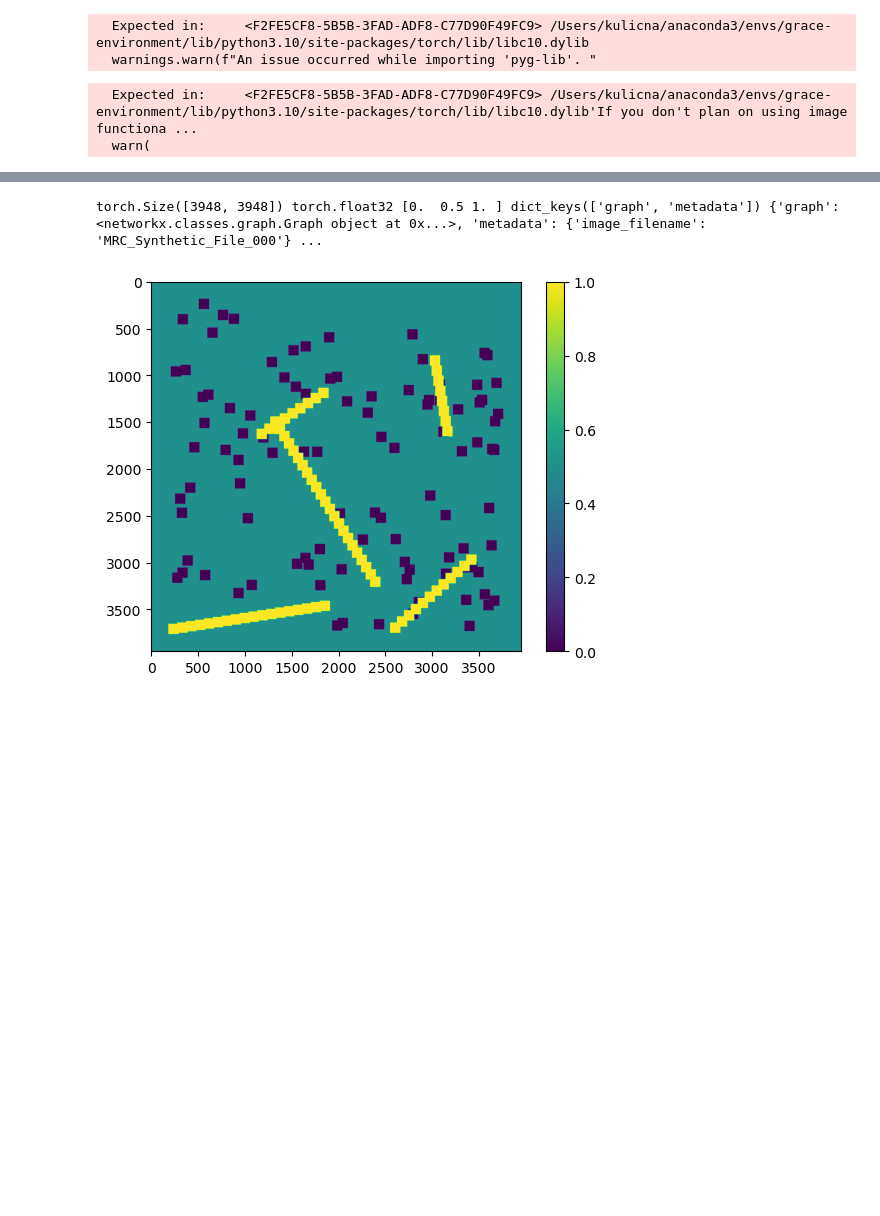
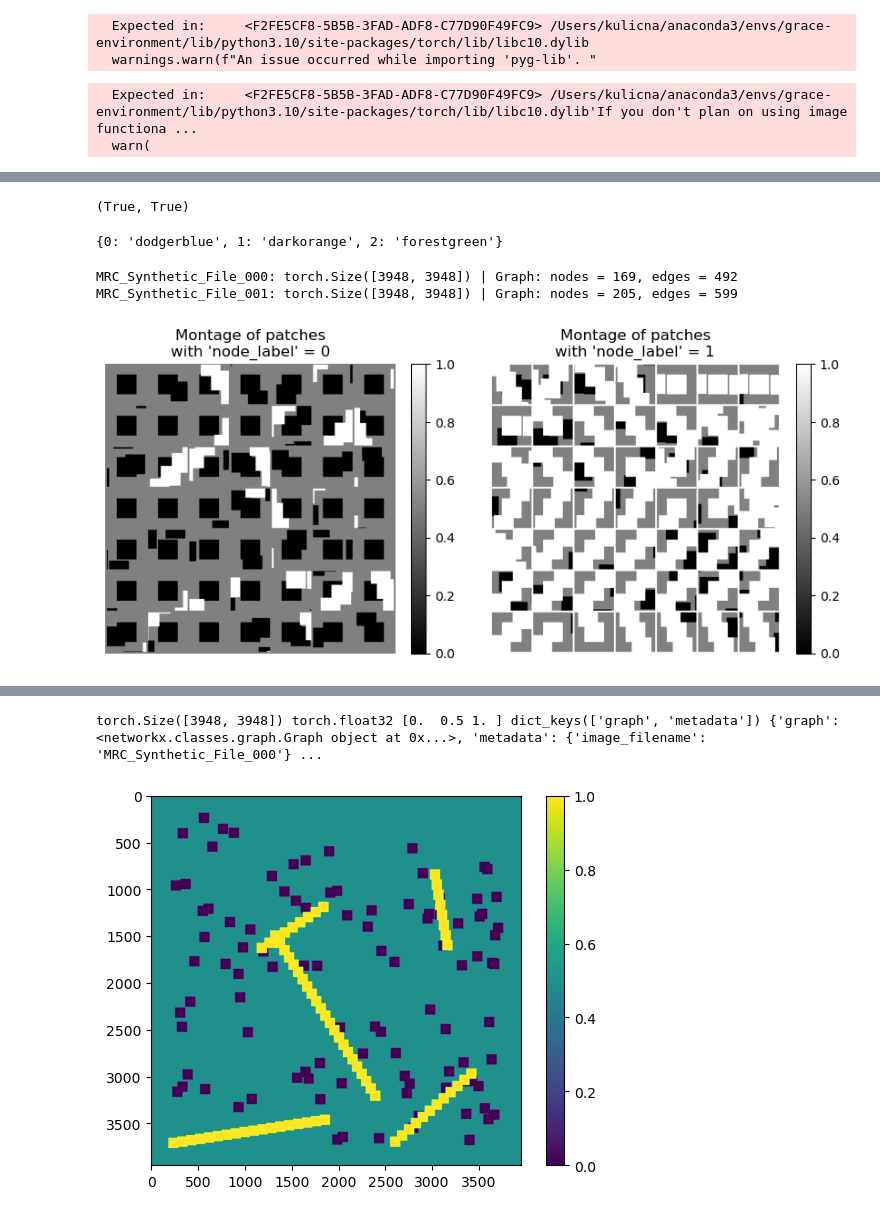
Before and after one commit to alan-turing-institute/grace, a Jupyter notebook: notebooks/optimise_graph_tsne.ipynb, the cells around one changed output, grey strips where cells are left out. Saved outputs shown, nothing was run; the diff lists cells and outputs as text; code cells hidden in the pictures; blank space fills up the shorter version.

```diff
--- a/notebooks/optimise_graph_tsne.ipynb
+++ b/notebooks/optimise_graph_tsne.ipynb
@@ -39,0 +37,15 @@ IMAGE_DIR, os.path.isdir(IMAGE_DIR)
+# %%
+ROOT_DR = "/Users/kulicna/Desktop/classifier/data_fake/"
+DR_TRAIN = Path(ROOT_DR + "train/padded/")
+DR_INFER = Path(ROOT_DR + "infer/padded/")
+
+DR_TRAIN.is_dir(), DR_INFER.is_dir()
+# %% [output]
+(True, True)
+# %%
+image_graph_dataset_train = ImageGraphDataset(
+    image_dir=DR_TRAIN,
+    grace_dir=DR_TRAIN,
+    transform=lambda x,y: (x,y),
+    image_filetype="mrc",
+)
@@ -39,0 +59,17 @@ IMAGE_DIR, os.path.isdir(IMAGE_DIR)
+# %%
+color_cycle = {0: "dodgerblue", 1: "darkorange", 2: "forestgreen"}
+color_cycle
+# %% [output]
+{0: 'dodgerblue', 1: 'darkorange', 2: 'forestgreen'}
+# %%
+for image, target in image_graph_dataset_train:
+    print (f"{target['metadata']['image_filename']}: {image.shape} | Graph: nodes = {target['graph'].number_of_nodes()}, edges = {target['graph'].number_of_edges()}")
+# %% [output]
+MRC_Synthetic_File_000: torch.Size([3948, 3948]) | Graph: nodes = 169, edges = 492
+MRC_Synthetic_File_001: torch.Size([3948, 3948]) | Graph: nodes = 205, edges = 599
+# %%
+sample_image = image_graph_dataset_train[0][0]
+sample_graph = image_graph_dataset_train[0][1]['graph']
+montage_from_image(G=sample_graph, image=sample_image.T, crop_shape=(224, 224))
+# %% [output]
+[figure, added]
```
Also changed, not shown: parts of 50 cells of this notebook, 1 other file.
